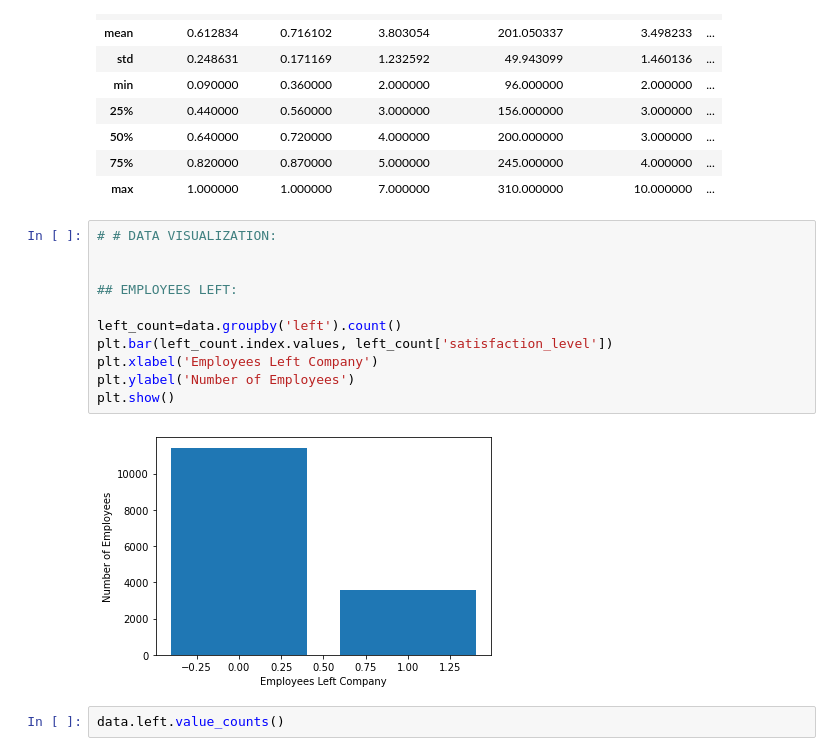
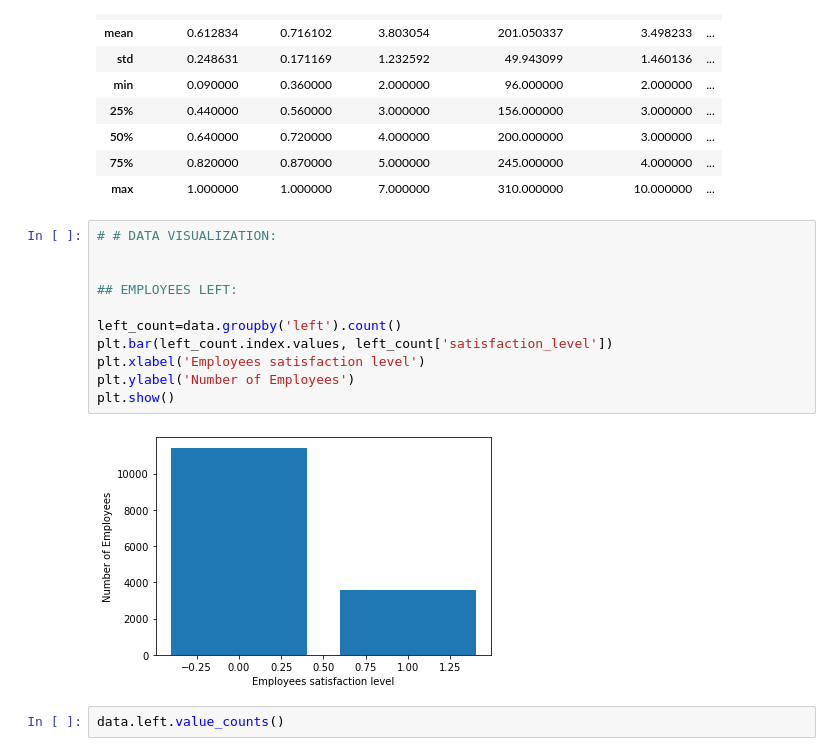
Before and after one commit to praneethaa83/Employee-churn-analytics, a Jupyter notebook: employee churn prediction.ipynb, the cells around one changed output. Cells and saved outputs as stored; diff of their text form.

```diff
--- a/employee churn prediction.ipynb
+++ b/employee churn prediction.ipynb
@@ -109,16 +109,16 @@ data.describe()
 # %%
 # # DATA VISUALIZATION:
 
 
 ## EMPLOYEES LEFT:
 
 left_count=data.groupby('left').count()
 plt.bar(left_count.index.values, left_count['satisfaction_level'])
-plt.xlabel('Employees Left Company')
+plt.xlabel('Employees satisfaction level')
 plt.ylabel('Number of Employees')
 plt.show()
 # %% [output]
-[figure, old version]
+[figure, new version]
 # %%
 data.left.value_counts()
 # %% [output]
```
Also changed, not shown: parts of 2 cells of this notebook.
